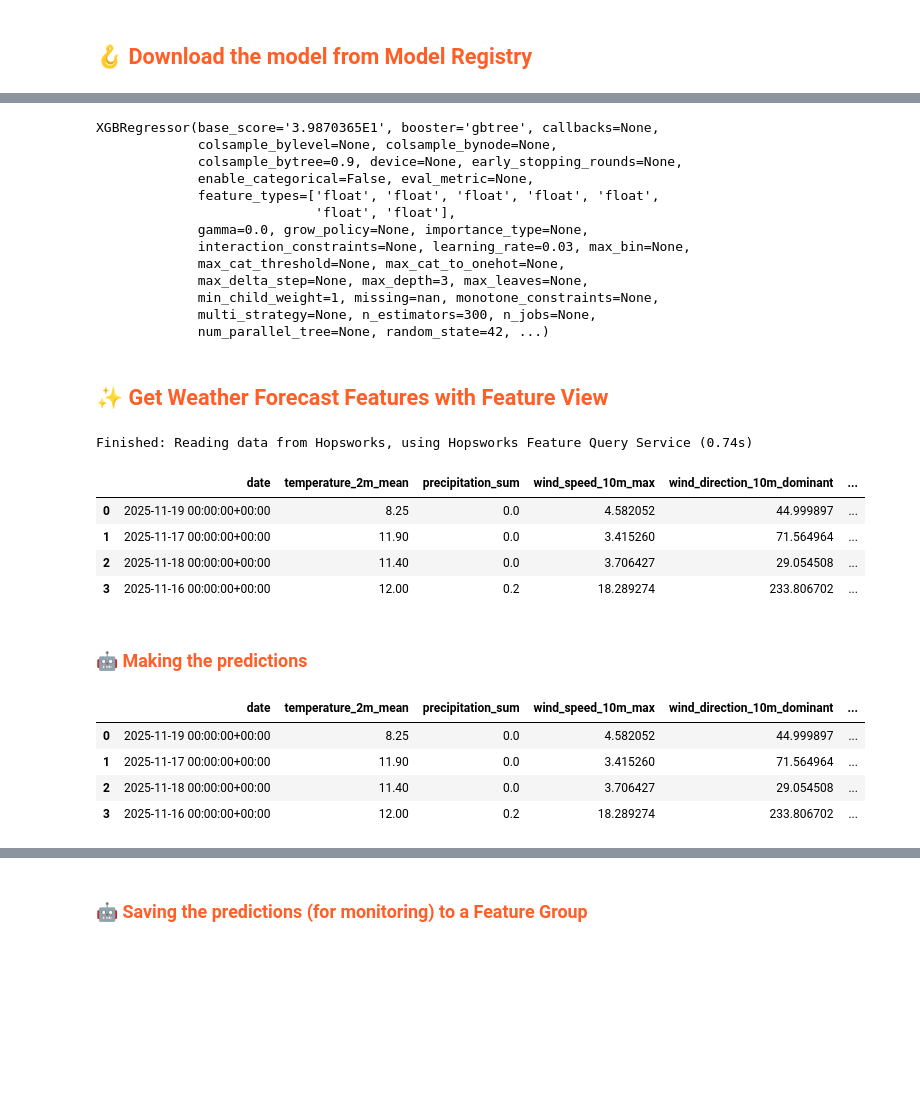
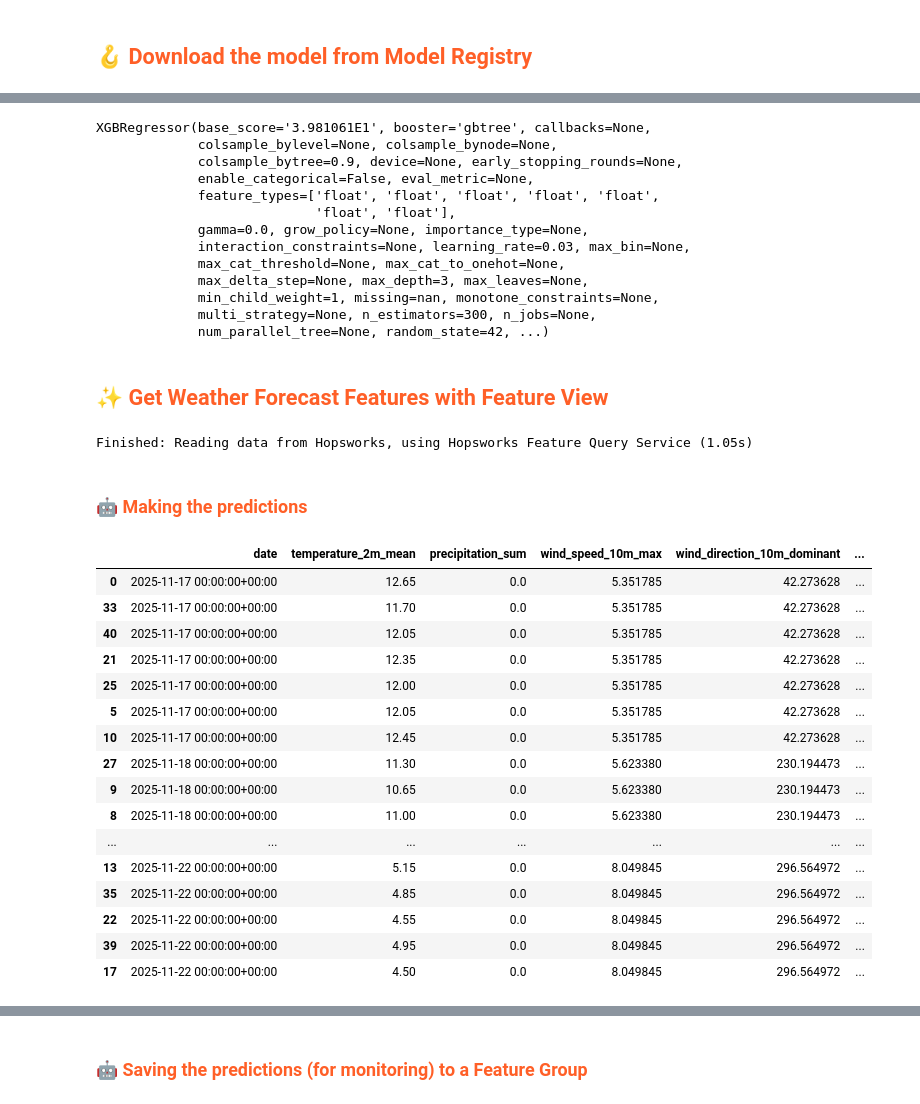
Before and after one commit to david-bazalduaa/Air-Quality-Prediction-Service-Madrid, a Jupyter notebook: notebooks/airquality/4_air_quality_batch_inference.ipynb, the cells around one changed output, grey strips where cells are left out. Drawn from its saved outputs; the diff is of its cells as text; code cells hidden in the pictures; blank space fills up the shorter version.

```diff
--- a/notebooks/airquality/4_air_quality_batch_inference.ipynb
+++ b/notebooks/airquality/4_air_quality_batch_inference.ipynb
@@ -70,13 +66,17 @@ datetime.datetime(2025, 11, 15, 15, 9, 30, 792040)
 # %% [markdown]
 ## <span style="color:#ff5f27;"> 📡 Connect to Hopsworks Feature Store </span>
 # %%
+import json
+
 project = hopsworks.login(engine="python")
 fs = project.get_feature_store()
 
 secrets = hopsworks.get_secrets_api()
-location_str = secrets.get_secret("SENSOR_LOCATION_JSON").value
-location = json.loads(location_str)
-country=location['country']
-city=location['city']
-street=location['street']
+
+AQICN_API_KEY = secrets.get_secret("AQICN_API_KEY").value
+
+sensors_str = secrets.get_secret("SENSORS_MADRID_JSON").value
+SENSORS = json.loads(sensors_str)
+
+today = datetime.date.today()
 # %% [output]
@@ -94,7 +96,7 @@ mr = project.get_model_registry()
 
 retrieved_model = mr.get_model(
     name="air_quality_xgboost_model",
-    version=1,
+    version=5,
 )
 
 fv = retrieved_model.get_feature_view()
@@ -128,7 +137,7 @@ retrieved_xgboost_model.load_model(saved_model_dir + "/model.json")
 # Displaying the retrieved XGBoost regressor model
 retrieved_xgboost_model
 # %% [output]
-XGBRegressor(base_score='3.9870365E1', booster='gbtree', callbacks=None,
+XGBRegressor(base_score='3.981061E1', booster='gbtree', callbacks=None,
              colsample_bylevel=None, colsample_bynode=None,
              colsample_bytree=0.9, device=None, early_stopping_rounds=None,
              enable_categorical=False, eval_metric=None,
@@ -145,30 +154,53 @@ XGBRegressor(base_score='3.9870365E1', booster='gbtree', callbacks=None,
 ## <span style="color:#ff5f27;">✨ Get Weather Forecast Features with Feature View   </span>
 # %%
 weather_fg = fs.get_feature_group(
-    name='weather',
+    name="weather_madrid_sensors",
     version=1,
 )
-batch_data = weather_fg.filter(weather_fg.date >= today).read()
-batch_data
+
+batch_data = (
+    weather_fg
+    .filter(weather_fg.date >= today)
+    .read()
+)
+
+feature_cols = [
+    "temperature_2m_mean",
+    "precipitation_sum",
+    "wind_speed_10m_max",
+    "wind_direction_10m_dominant",
+    "cloud_cover_max",
+    "relative_humidity_2m_mean",
+    "dew_point_2m_max",
+]
 # %% [output]
-Finished: Reading data from Hopsworks, using Hopsworks Feature Query Service (0.74s)
+Finished: Reading data from Hopsworks, using Hopsworks Feature Query Service (1.05s)
-|  | date | temperature_2m_mean | precipitation_sum | wind_speed_10m_max | wind_direction_10m_dominant | ... |
-| 0 | 2025-11-19 00:00:00+00:00 | 8.25 | 0.0 | 4.582052 | 44.999897 | ... |
-| 1 | 2025-11-17 00:00:00+00:00 | 11.90 | 0.0 | 3.415260 | 71.564964 | ... |
-| 2 | 2025-11-18 00:00:00+00:00 | 11.40 | 0.0 | 3.706427 | 29.054508 | ... |
-| 3 | 2025-11-16 00:00:00+00:00 | 12.00 | 0.2 | 18.289274 | 233.806702 | ... |
 # %% [markdown]
 ### <span style="color:#ff5f27;">🤖 Making the predictions</span>
 # %%
-batch_data['predicted_pm25'] = retrieved_xgboost_model.predict(
-    batch_data[['temperature_2m_mean', 'precipitation_sum', 'wind_speed_10m_max', 'wind_direction_10m_dominant','cloud_cover_max','relative_humidity_2m_mean','dew_point_2m_max']])
+X_batch = batch_data[feature_cols].values
+batch_data["predicted_pm25"] = retrieved_xgboost_model.predict(X_batch
+)
+batch_data.sort_values("date", inplace=True)
 batch_data
 # %% [output]
 |  | date | temperature_2m_mean | precipitation_sum | wind_speed_10m_max | wind_direction_10m_dominant | ... |
-| 0 | 2025-11-19 00:00:00+00:00 | 8.25 | 0.0 | 4.582052 | 44.999897 | ... |
-| 1 | 2025-11-17 00:00:00+00:00 | 11.90 | 0.0 | 3.415260 | 71.564964 | ... |
-| 2 | 2025-11-18 00:00:00+00:00 | 11.40 | 0.0 | 3.706427 | 29.054508 | ... |
-| 3 | 2025-11-16 00:00:00+00:00 | 12.00 | 0.2 | 18.289274 | 233.806702 | ... |
+| 0 | 2025-11-17 00:00:00+00:00 | 12.65 | 0.0 | 5.351785 | 42.273628 | ... |
+| 33 | 2025-11-17 00:00:00+00:00 | 11.70 | 0.0 | 5.351785 | 42.273628 | ... |
+| 40 | 2025-11-17 00:00:00+00:00 | 12.05 | 0.0 | 5.351785 | 42.273628 | ... |
+| 21 | 2025-11-17 00:00:00+00:00 | 12.35 | 0.0 | 5.351785 | 42.273628 | ... |
+| 25 | 2025-11-17 00:00:00+00:00 | 12.00 | 0.0 | 5.351785 | 42.273628 | ... |
+| 5 | 2025-11-17 00:00:00+00:00 | 12.05 | 0.0 | 5.351785 | 42.273628 | ... |
+| 10 | 2025-11-17 00:00:00+00:00 | 12.45 | 0.0 | 5.351785 | 42.273628 | ... |
+| 27 | 2025-11-18 00:00:00+00:00 | 11.30 | 0.0 | 5.623380 | 230.194473 | ... |
+| 9 | 2025-11-18 00:00:00+00:00 | 10.65 | 0.0 | 5.623380 | 230.194473 | ... |
+| 8 | 2025-11-18 00:00:00+00:00 | 11.00 | 0.0 | 5.623380 | 230.194473 | ... |
+| ... | ... | ... | ... | ... | ... | ... |
+| 13 | 2025-11-22 00:00:00+00:00 | 5.15 | 0.0 | 8.049845 | 296.564972 | ... |
+| 35 | 2025-11-22 00:00:00+00:00 | 4.85 | 0.0 | 8.049845 | 296.564972 | ... |
+| 22 | 2025-11-22 00:00:00+00:00 | 4.55 | 0.0 | 8.049845 | 296.564972 | ... |
+| 39 | 2025-11-22 00:00:00+00:00 | 4.95 | 0.0 | 8.049845 | 296.564972 | ... |
+| 17 | 2025-11-22 00:00:00+00:00 | 4.50 | 0.0 | 8.049845 | 296.564972 | ... |
 # %%
 batch_data.info()
 # %% [output]
```
Also changed, not shown: parts of 13 cells of this notebook, 21 other files.
